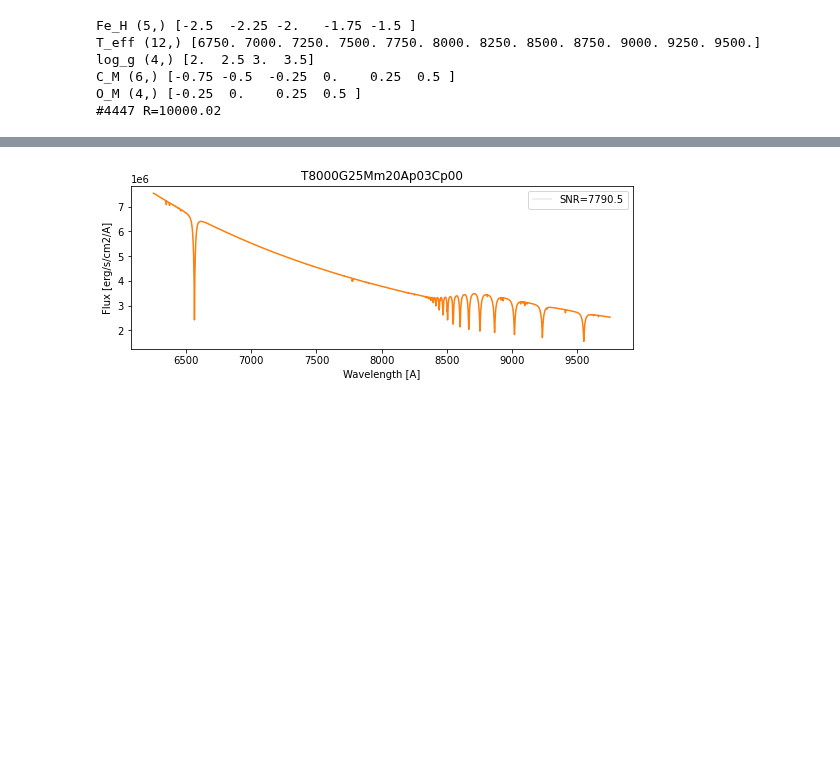
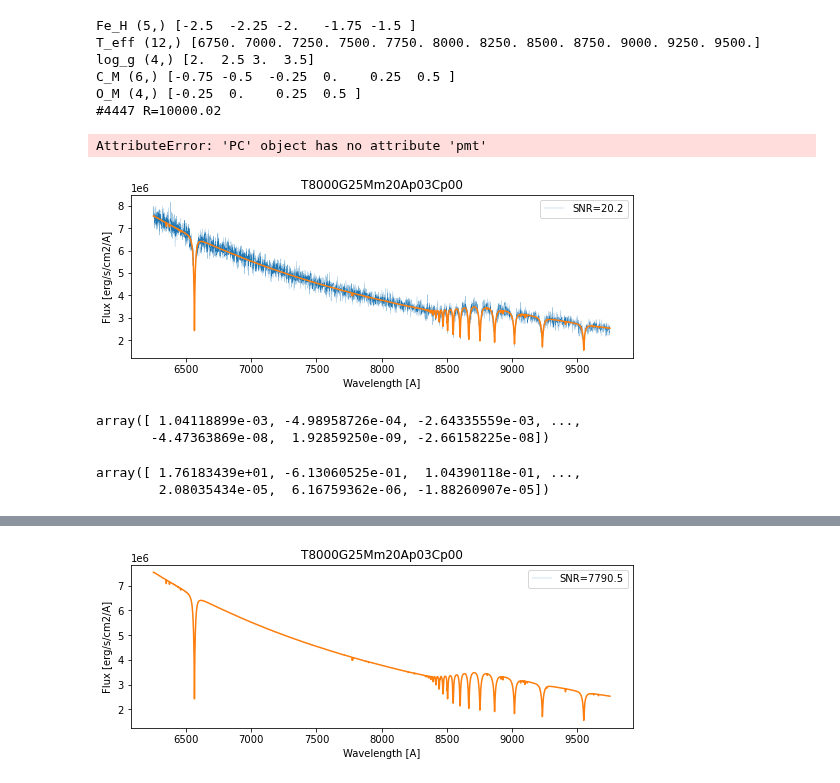
Before and after one commit to ViskaWei/LV, a Jupyter notebook: nb/fisher_pca.ipynb, the cells around one changed output, grey strips where cells are left out. Cells and saved outputs as stored; diff of their text form; code cells hidden in the pictures; blank space fills up the shorter version.

```diff
--- a/nb/fisher_pca.ipynb
+++ b/nb/fisher_pca.ipynb
@@ -29,3 +29,12 @@ log_g (4,) [2.  2.5 3.  3.5]
 C_M (6,) [-0.75 -0.5  -0.25  0.    0.25  0.5 ]
 O_M (4,) [-0.25  0.    0.25  0.5 ]
 #4447 R=10000.02
+# %%
+p.pmt = []
+# %% [output]
+AttributeError: 'PC' object has no attribute 'pmt'
+# %%
+NL=100
+obsflux, obsvar = p.makeObs(p.test["pmt"], NL)
+# %% [output]
+[figure, added]
@@ -31,0 +46,10 @@ O_M (4,) [-0.25  0.    0.25  0.5 ]
+# %%
+(coeff_p-coeff_m) / 2/10
+# %% [output]
+array([ 1.04118899e-03, -4.98958726e-04, -2.64335559e-03, ...,
+       -4.47363869e-08,  1.92859250e-09, -2.66158225e-08])
+# %%
+coeff_m
+# %% [output]
+array([ 1.76183439e+01, -6.13060525e-01,  1.04390118e-01, ...,
+        2.08035434e-05,  6.16759362e-06, -1.88260907e-05])
```
Also changed, not shown: parts of 8 cells of this notebook, 3 other files.
